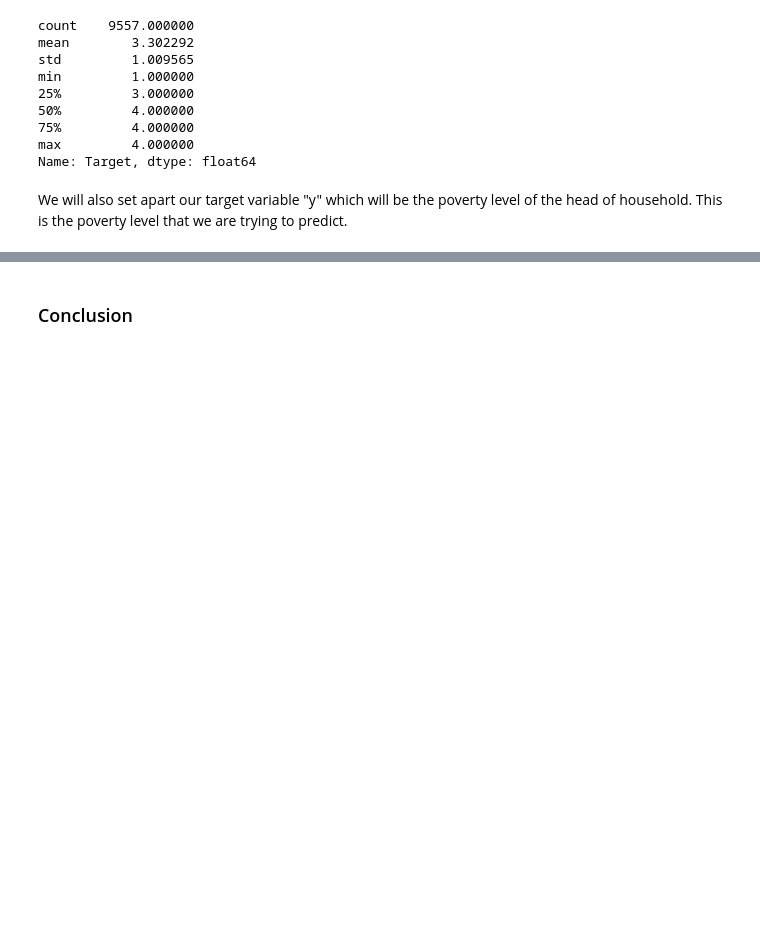
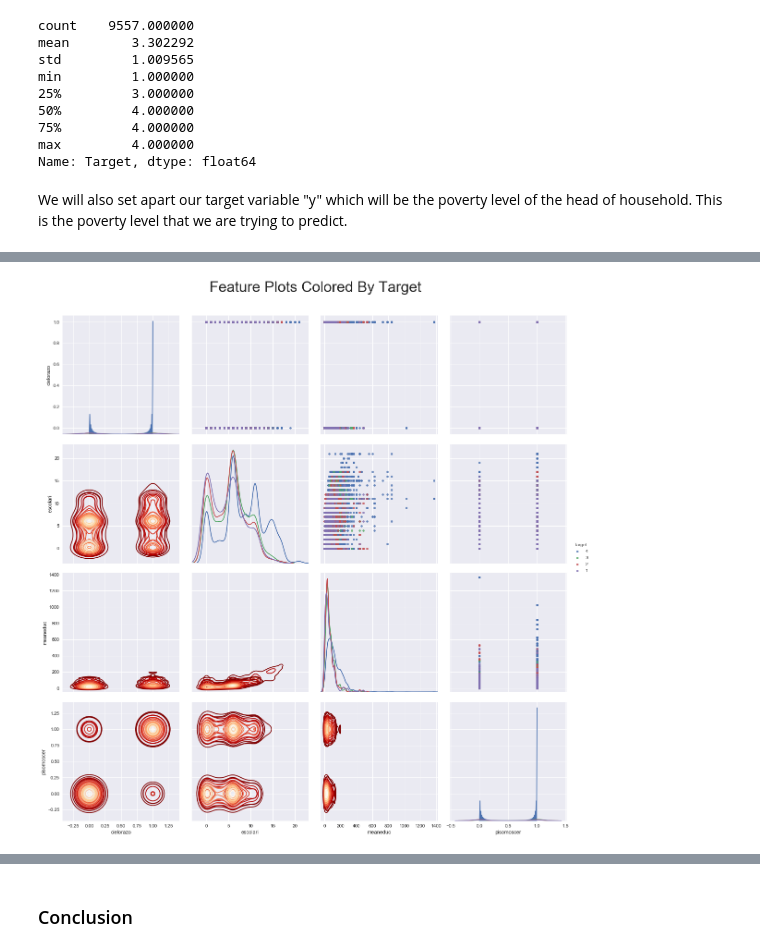
Before and after one commit to spencerrwise/homework4, a Jupyter notebook: Homework_4.ipynb, the cells around one changed output, grey strips where cells are left out. Saved outputs shown, nothing was run; the diff lists cells and outputs as text; code cells hidden in the pictures; blank space fills up the shorter version.

```diff
--- a/Homework_4.ipynb
+++ b/Homework_4.ipynb
@@ -417,0 +575,22 @@ The next thing we'll want to do is get an idea of the distribution of the `Targe
+# %%
+# Copy the data for plotting
+plot_data = train[['Target', 'cielorazo', 'escolari',
+                         'meaneduc', 'pisomoscer']]
+
+# Create the pairgrid object
+grid = sns.PairGrid(data = plot_data, size = 4, diag_sharey=False,
+                    hue = 'Target', hue_order = [4, 3, 2, 1],
+                    vars = [x for x in list(plot_data.columns) if x != 'Target'])
+
+# Upper is a scatter plot
+grid.map_upper(plt.scatter, alpha = 0.8, s = 20)
+
+# Diagonal is a histogram
+grid.map_diag(sns.kdeplot)
+
+# Bottom is density plot
+grid.map_lower(sns.kdeplot, cmap = plt.cm.OrRd_r);
+grid = grid.add_legend()
+plt.suptitle('Feature Plots Colored By Target', size = 32, y = 1.05);
+# %% [output]
+[figure, added]
```
Also changed, not shown: parts of 37 cells of this notebook.
